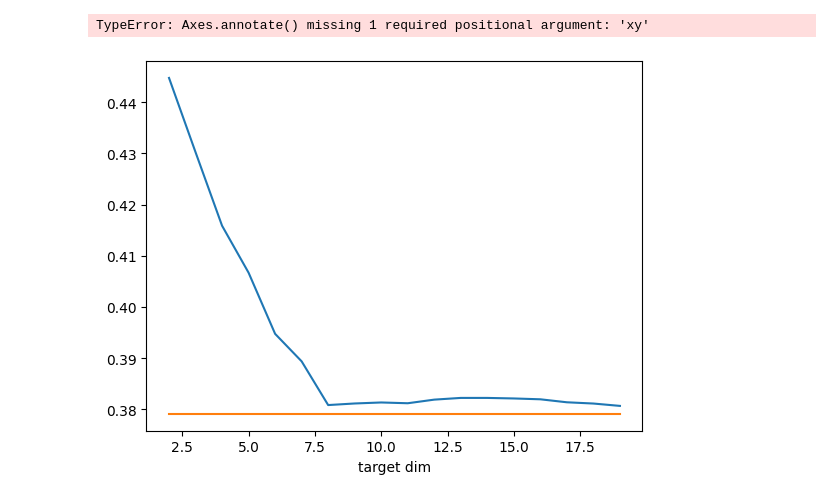
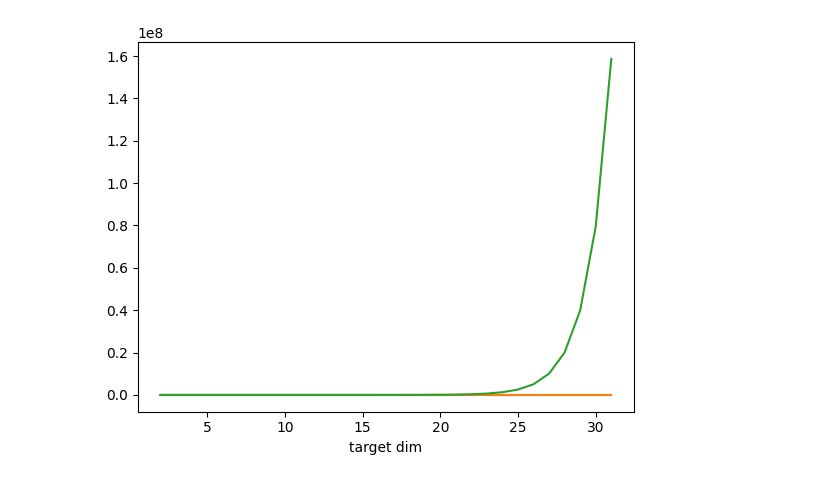
Before and after one commit to Daniel-Ros/masters, a Jupyter notebook: analysis.ipynb, the cells around one changed output. Drawn from its saved outputs; the diff is of its cells as text; code cells hidden in the pictures.

Commit message:
added batcharayya bound

```diff
--- a/analysis.ipynb
+++ b/analysis.ipynb
@@ -2,6 +2,6 @@
 import pandas as pd
 import matplotlib.pyplot as plt
 # %%
-columns = ["target dim","origin dim","base_err","target_err"]
-df = pd.read_csv("res_sparse_alinged_cords.csv",header=None, names=columns)
+columns = ["target dim","origin dim","base_err","target_err","batcharayya","sparsity"]
+df = pd.read_csv("res_sparse_alinged_cords_with_bach.csv",header=None, names=columns)
 # %%
@@ -47,7 +44,7 @@ df.groupby(["t/d"]).mean()["target_err"].plot()
 # %%
 df.groupby("target dim").mean()["target_err"].plot()
 df.groupby("target dim").mean()["base_err"].plot()
+df.groupby("target dim").mean()["batcharayya"].plot()
 plt.show()
 # %% [output]
-TypeError: Axes.annotate() missing 1 required positional argument: 'xy'
-[figure, old version]
+[figure, new version]
```
Also changed, not shown: parts of 6 cells of this notebook, 2 other files.
